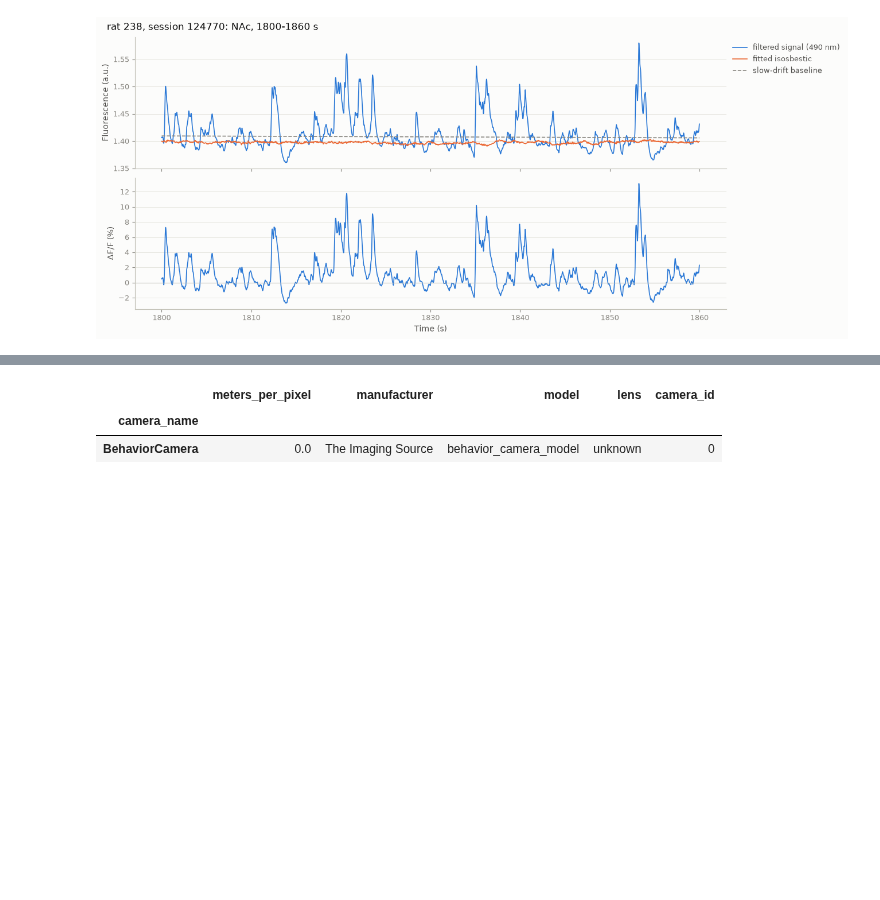
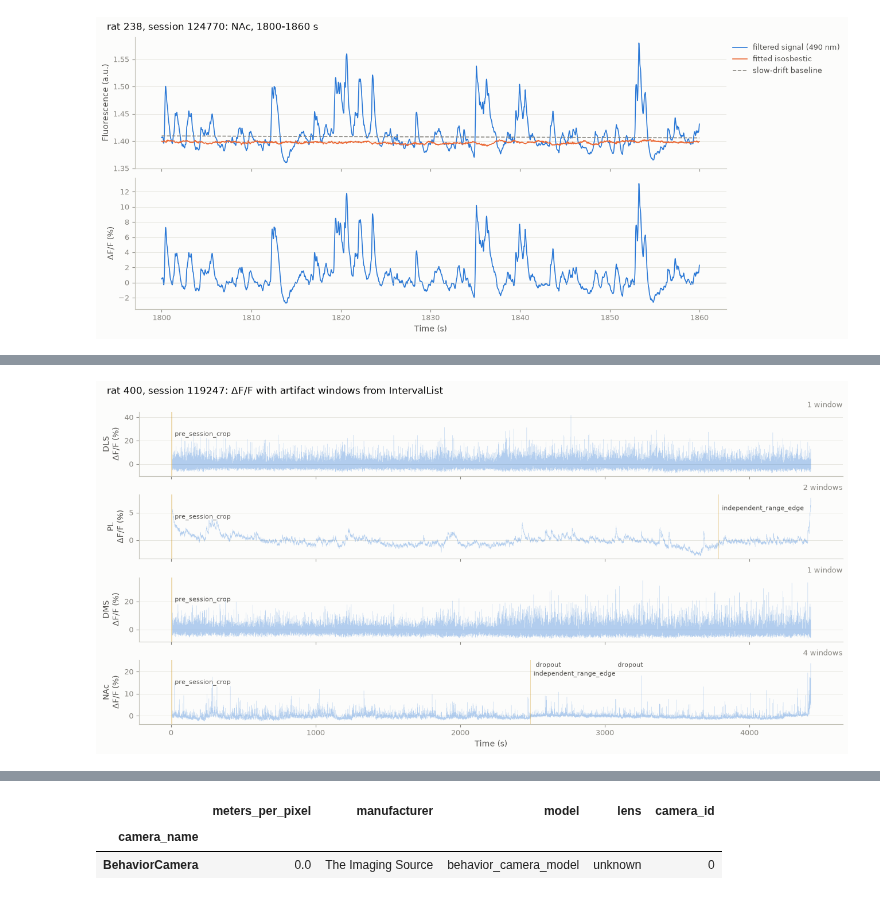
Before and after one commit to catalystneuro/hanks-lab-to-nwb, a Jupyter notebook: spyglass/tutorials/spyglass_fiber_photometry_tutorial.ipynb, the cells around one changed output, grey strips where cells are left out. Saved outputs shown, nothing was run; the diff lists cells and outputs as text; code cells hidden in the pictures; blank space fills up the shorter version.

Commit message:
Add artifact intervals section to spyglass tutorial

```diff
--- a/spyglass/tutorials/spyglass_fiber_photometry_tutorial.ipynb
+++ b/spyglass/tutorials/spyglass_fiber_photometry_tutorial.ipynb
@@ -505,0 +565,43 @@ plt.show()
+# %%
+ARTIFACT_COLOR = "#c98a00"
+BIN_S = 2.0
+MIN_SPAN_S = 3.0
+
+art_session = "sub-400_ses-119247_.nwb"
+art_dff = fetch_trace(art_session, "DFF")
+art = artifact_rows[artifact_rows["nwb_file_name"] == art_session]
+
+# One row per window, with its region and type.
+art_windows = (
+    art.explode("valid_times")
+    .assign(
+        start_s=lambda d: d["valid_times"].map(lambda w: w[0]),
+        stop_s=lambda d: d["valid_times"].map(lambda w: w[1]),
+    )
+    .sort_values("start_s")
+    .reset_index(drop=True)
+)
+
+bins = (art_dff.index // BIN_S) * BIN_S
+envelope = art_dff.groupby(bins).agg(["min", "max"])
+
+regions = list(art_dff.columns)
+fig, axes = plt.subplots(len(regions), 1, figsize=(13, 1.6 * len(regions)), sharex=True, constrained_layout=True)
+for ax, region in zip(axes, regions):
+    ax.fill_between(envelope.index, envelope[(region, "min")], envelope[(region, "max")],
+                    color=SIGNAL_COLOR, alpha=0.35, lw=0, step="mid")
+    for _, w in art_windows[art_windows["region"] == region].iterrows():
+        mid, half = (w["start_s"] + w["stop_s"]) / 2, max(w["stop_s"] - w["start_s"], MIN_SPAN_S) / 2
+        ax.axvspan(mid - half, mid + half, color=ARTIFACT_COLOR, alpha=0.3, lw=0)
+        # One label line per type, so labels of nearby windows of different types don't overlap.
+        ax.annotate(w["artifact_type"], (mid, 1.0), xycoords=("data", "axes fraction"),
+                    xytext=(4, -2 - 11 * ARTIFACT_TYPES.index(w["artifact_type"])), textcoords="offset points",
+                    va="top", fontsize=8, color=INK_2)
+    n = (art_windows["region"] == region).sum()
+    ax.set_ylabel(f"{region}\nΔF/F (%)")
+    ax.set_title(f"{n} window{'s' if n != 1 else ''}" if n else "no windows", fontsize=9, color=MUTED, loc="right")
+axes[-1].set_xlabel("Time (s)")
+fig.suptitle(f"{session_label(art_session)}: ΔF/F with artifact windows from IntervalList", x=0.01, ha="left", fontsize=12)
+plt.show()
+# %% [output]
+[figure, added]
```
Also changed, not shown: parts of 11 cells of this notebook.
